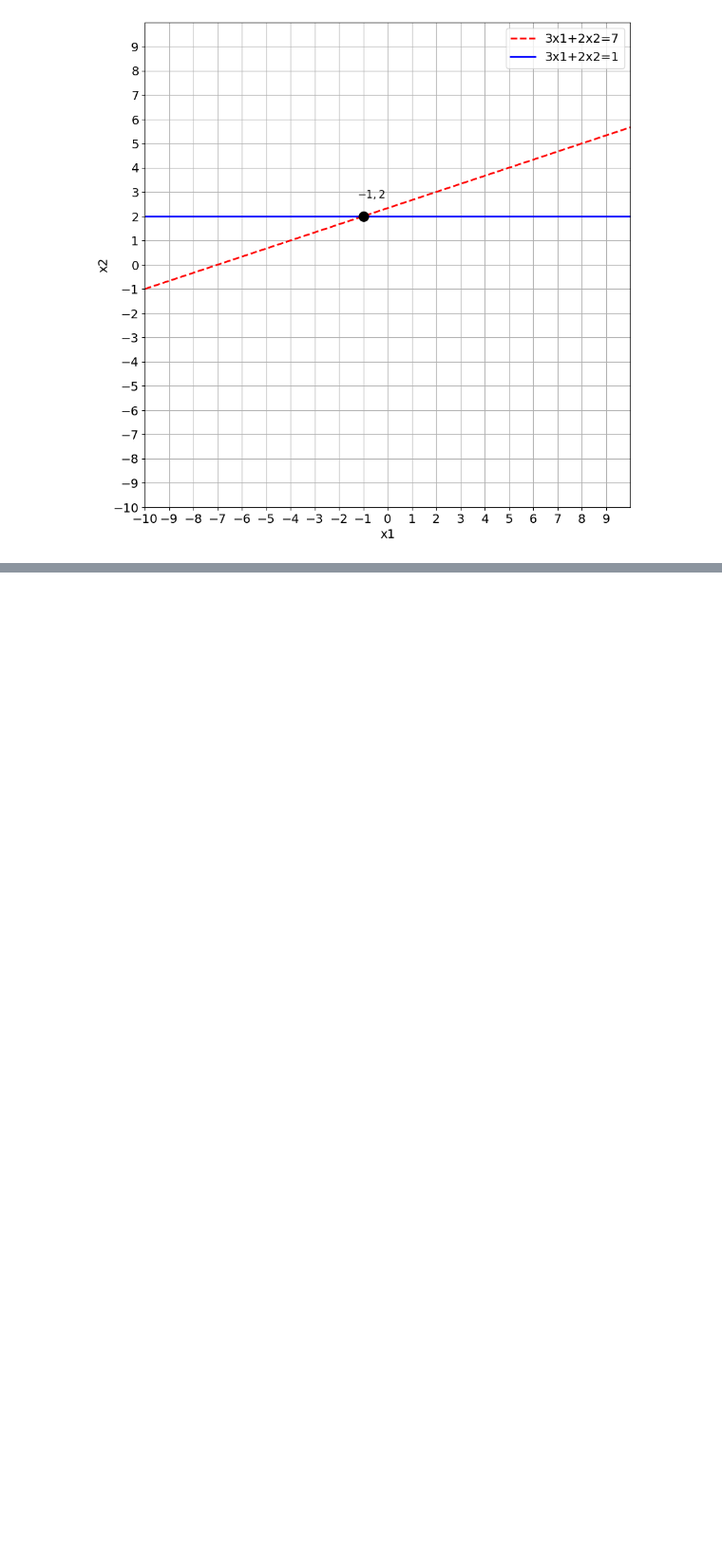
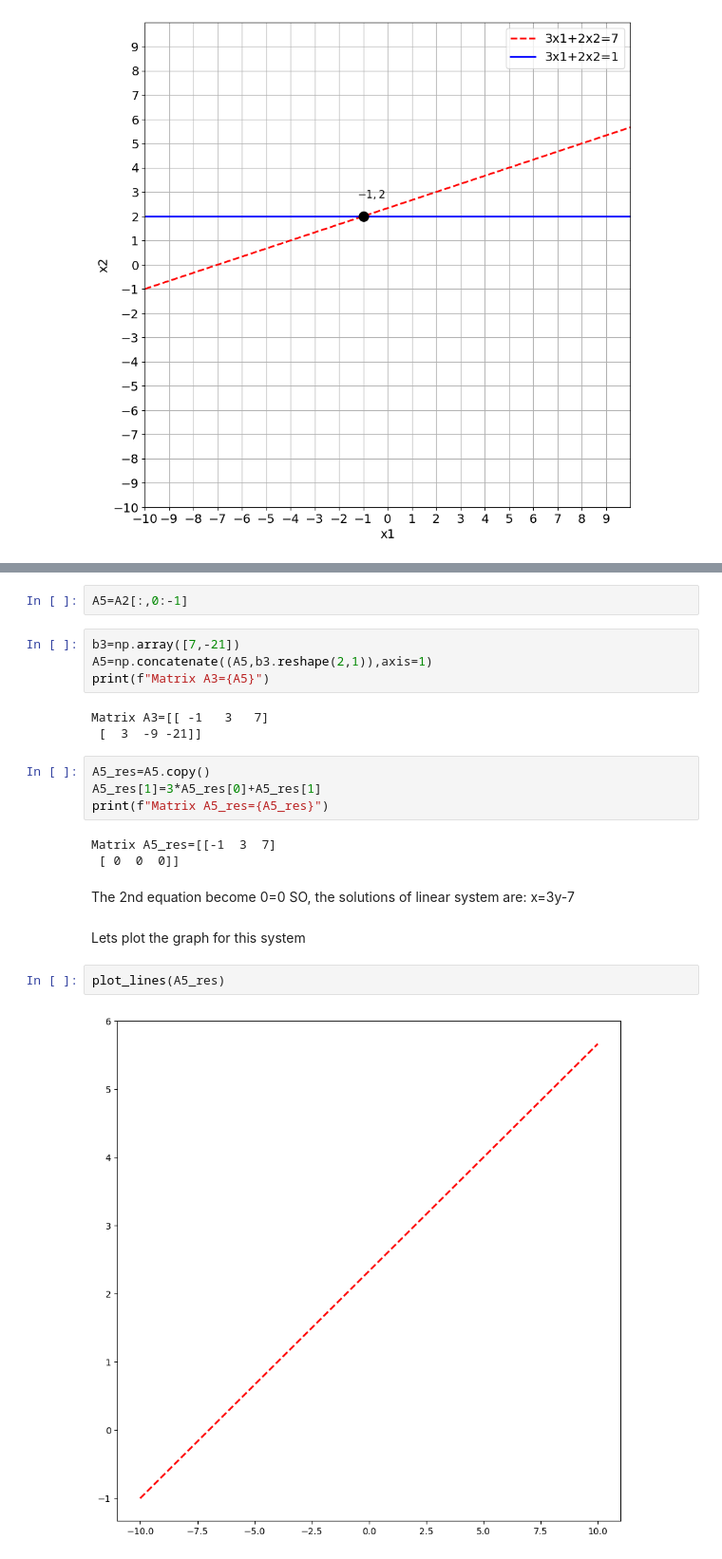
Before and after one commit to UsamaAliK/Numpy, a Jupyter notebook: NUMPY.ipynb, the cells around one changed output, grey strips where cells are left out. Shown at 95% size. Cells and saved outputs as stored; diff of their text form; blank space fills up the shorter version.

```diff
--- a/NUMPY.ipynb
+++ b/NUMPY.ipynb
@@ -556,0 +539,25 @@ Axes(0.125,0.11;0.775x0.77)
+# %%
+A5=A2[:,0:-1]
+# %%
+b3=np.array([7,-21])
+A5=np.concatenate((A5,b3.reshape(2,1)),axis=1)
+print(f"Matrix A3={A5}")
+# %% [output]
+Matrix A3=[[ -1   3   7]
+ [  3  -9 -21]]
+# %%
+A5_res=A5.copy()
+A5_res[1]=3*A5_res[0]+A5_res[1]
+print(f"Matrix A5_res={A5_res}")
+# %% [output]
+Matrix A5_res=[[-1  3  7]
+ [ 0  0  0]]
+# %% [markdown]
+The 2nd equation become 0=0
+SO, the solutions of linear system are: x=3y-7
+# %% [markdown]
+Lets plot the graph for this system
+# %%
+plot_lines(A5_res)
+# %% [output]
+[figure, added]
```
Also changed, not shown: parts of 12 cells of this notebook.
